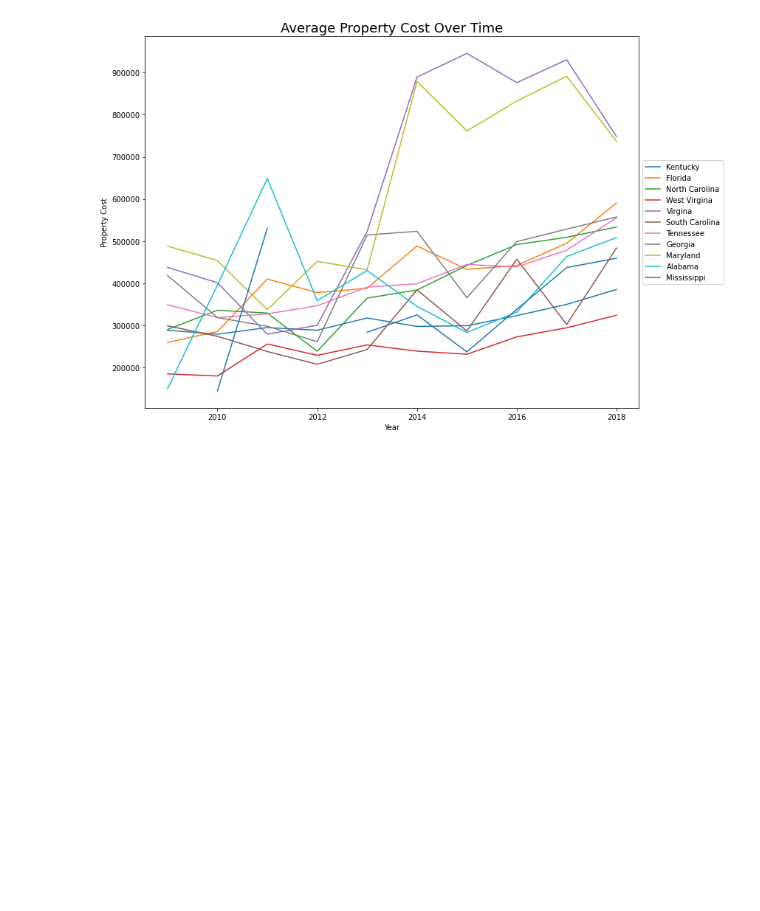
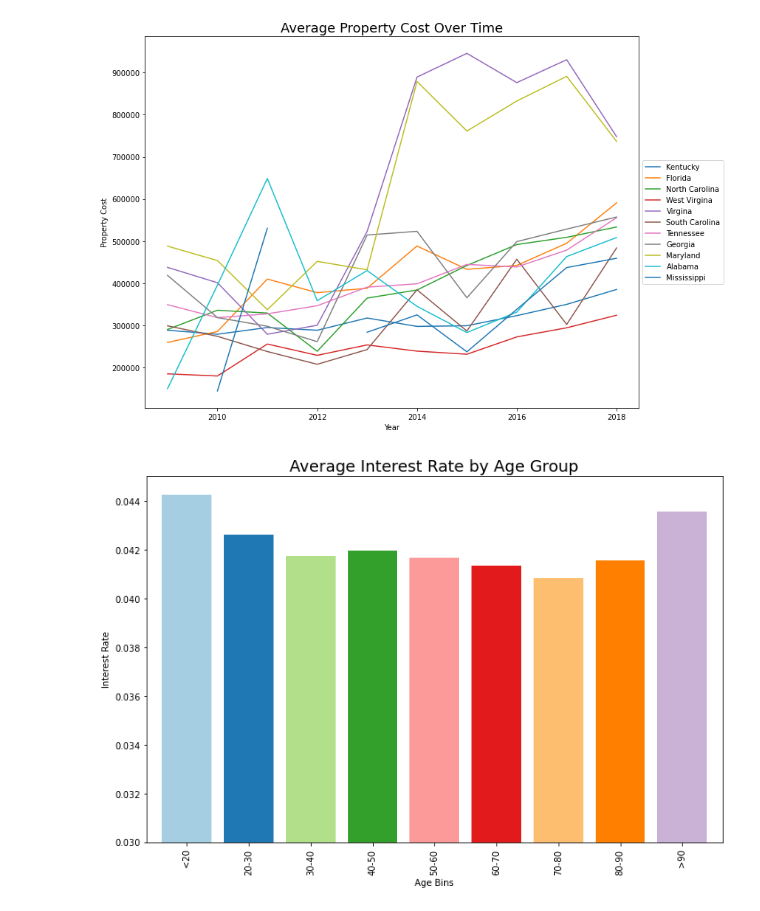
Before and after one commit to bmkennedyii/Project_1, a Jupyter notebook: Graphs.ipynb, the cells around one changed output. Drawn from its saved outputs; the diff is of its cells as text; code cells hidden in the pictures; blank space fills up the shorter version.

```diff
--- a/Graphs.ipynb
+++ b/Graphs.ipynb
@@ -546,3 +546,22 @@ plt.savefig("Graph Images/states_total_years.png")
 plt.show()
 # %% [output]
 [figure]
+# %%
+bins = [10,20,30,40,50,60,70,80,90,100]
+group_names= ["<20", '20-30', '30-40', '40-50', '50-60','60-70', '70-80', '80-90', '>90']
+df["Age Bins"] = pd.cut(df["Age"], bins, labels=group_names, include_lowest=True)
+
+age_group= df.groupby(df["Age Bins"])
+age_rate= age_group["Rate"].mean()
+
+
+summary_df = pd.DataFrame({"Avg Rate": age_rate})
+summary_df.plot.bar(figsize = (10,7) ,rot=90, width=.8,legend=False, color=[plt.cm.Paired(np.arange(len(df)))])
+plt.ylim(.03, .045)
+plt.ylabel("Interest Rate")
+plt.title("Average Interest Rate by Age Group", fontsize=18)
+plt.tight_layout()
+plt.savefig("Graph Images/age_group_rates.png")
+plt.show()
+# %% [output]
+[figure, added]
```
Also changed, not shown: 2 other files.
